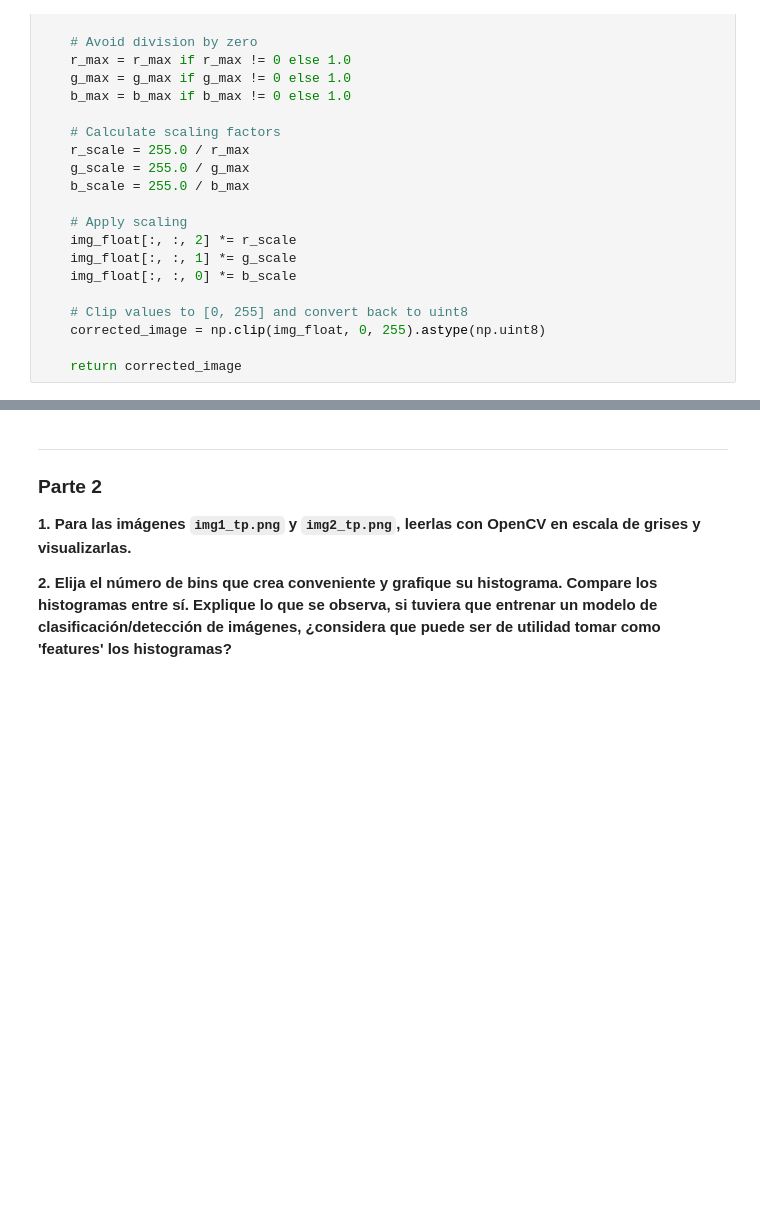
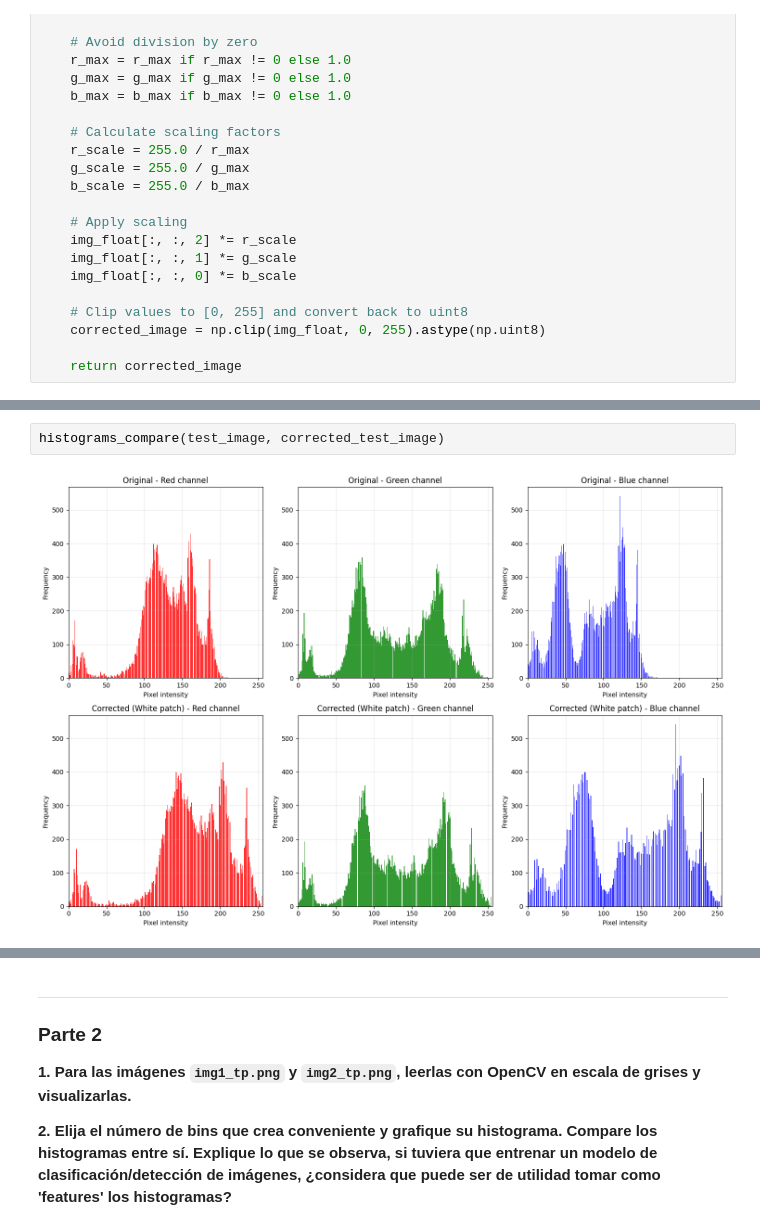
Before and after one commit to ArielMatC/ceia-computer-vision-1, a Jupyter notebook: TP1/tp1.ipynb, the cells around one changed output, grey strips where cells are left out. Drawn from its saved outputs; the diff is of its cells as text; blank space fills up the shorter version.

```diff
--- a/TP1/tp1.ipynb
+++ b/TP1/tp1.ipynb
@@ -113,0 +218,4 @@ Text(0.5, 1.0, 'Corrected Image (White Patch)')
+# %%
+histograms_compare(test_image, corrected_test_image)
+# %% [output]
+[figure, added]
```
Also changed, not shown: parts of 10 cells of this notebook.
